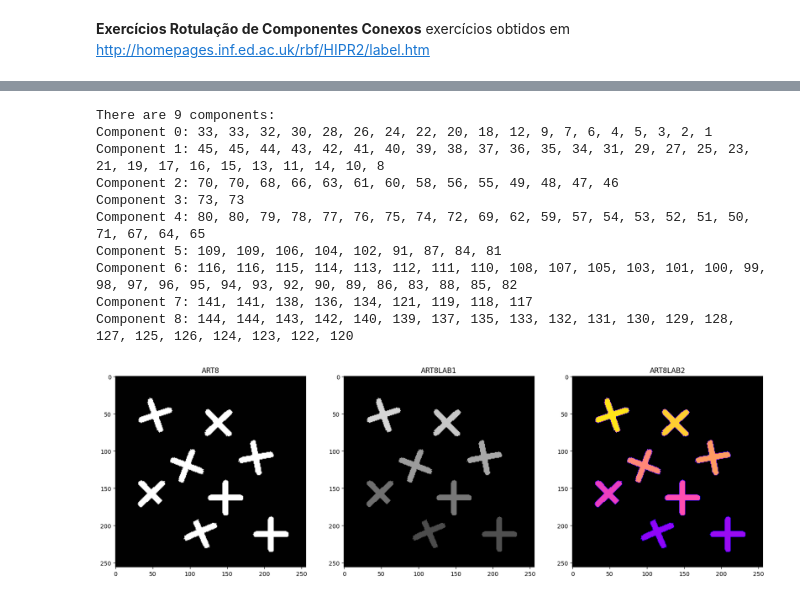
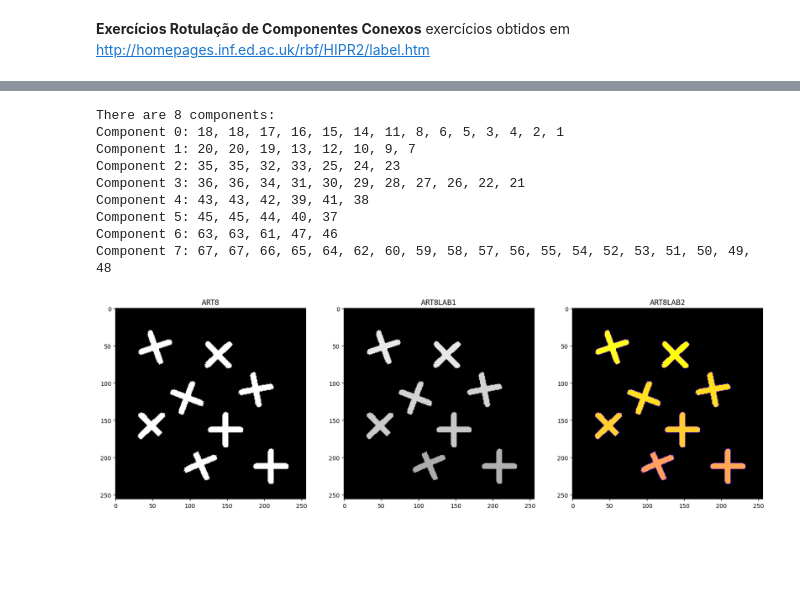
Before and after one commit to gabrielmsantos/pgc111-labs-2023, a Jupyter notebook: Lab02 - Connected Components/lab03.ipynb, the cells around one changed output, grey strips where cells are left out. Saved outputs shown, nothing was run; the diff lists cells and outputs as text; code cells hidden in the pictures; blank space fills up the shorter version.

```diff
--- a/Lab02 - Connected Components/lab03.ipynb
+++ b/Lab02 - Connected Components/lab03.ipynb
@@ -148,20 +139,19 @@ class ImageProcessor:
 # %%
 #importing image
 img = cv2.imread("art8.png", cv2.IMREAD_GRAYSCALE)
 img_processor = ImageProcessor(img)
-img_processor.get_components(neighborhood=4)
+img_processor.get_components(neighborhood=8)
 img_processor.show_image_results()
 img_processor.export_to_file("art8lab1.txt")
 # %% [output]
-There are 9 components:
-Component 0: 33, 33, 32, 30, 28, 26, 24, 22, 20, 18, 12, 9, 7, 6, 4, 5, 3, 2, 1
-Component 1: 45, 45, 44, 43, 42, 41, 40, 39, 38, 37, 36, 35, 34, 31, 29, 27, 25, 23, 21, 19, 17, 16, 15, 13, 11, 14, 10, 8
-Component 2: 70, 70, 68, 66, 63, 61, 60, 58, 56, 55, 49, 48, 47, 46
-Component 3: 73, 73
-Component 4: 80, 80, 79, 78, 77, 76, 75, 74, 72, 69, 62, 59, 57, 54, 53, 52, 51, 50, 71, 67, 64, 65
-Component 5: 109, 109, 106, 104, 102, 91, 87, 84, 81
-Component 6: 116, 116, 115, 114, 113, 112, 111, 110, 108, 107, 105, 103, 101, 100, 99, 98, 97, 96, 95, 94, 93, 92, 90, 89, 86, 83, 88, 85, 82
-Component 7: 141, 141, 138, 136, 134, 121, 119, 118, 117
-Component 8: 144, 144, 143, 142, 140, 139, 137, 135, 133, 132, 131, 130, 129, 128, 127, 125, 126, 124, 123, 122, 120
+There are 8 components:
+Component 0: 18, 18, 17, 16, 15, 14, 11, 8, 6, 5, 3, 4, 2, 1
+Component 1: 20, 20, 19, 13, 12, 10, 9, 7
+Component 2: 35, 35, 32, 33, 25, 24, 23
+Component 3: 36, 36, 34, 31, 30, 29, 28, 27, 26, 22, 21
+Component 4: 43, 43, 42, 39, 41, 38
+Component 5: 45, 45, 44, 40, 37
+Component 6: 63, 63, 61, 47, 46
+Component 7: 67, 67, 66, 65, 64, 62, 60, 59, 58, 57, 56, 55, 54, 52, 53, 51, 50, 49, 48
-[figure, old version]
+[figure, new version]
 # %%
```
Also changed, not shown: parts of 1 cell of this notebook, 1 other file.
